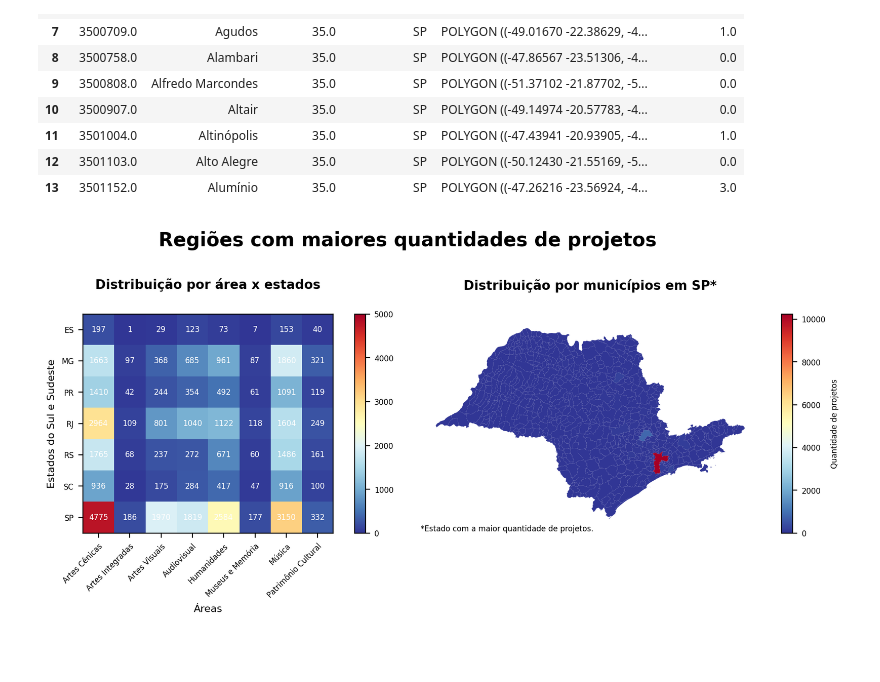
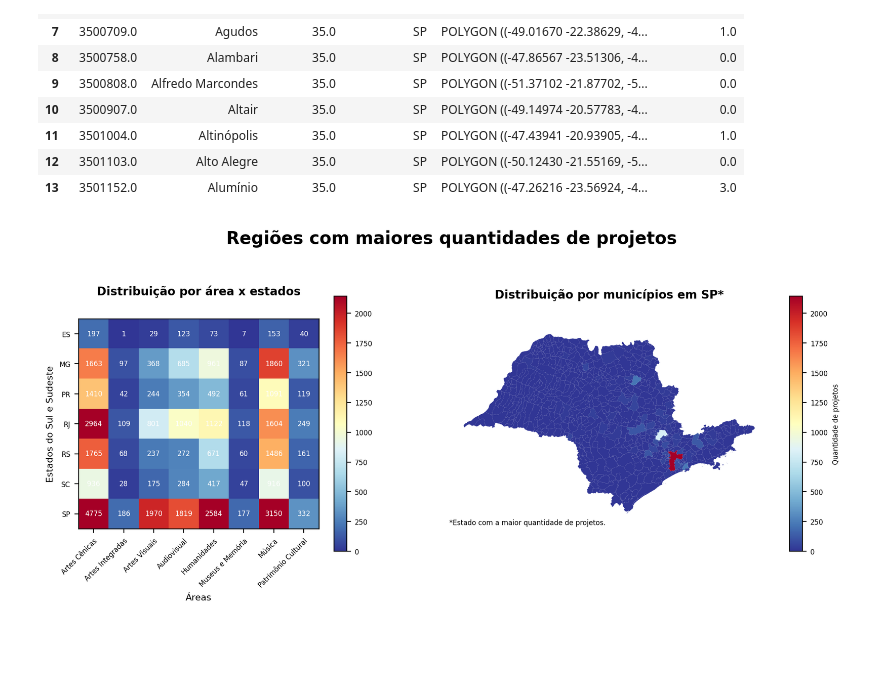
Before and after one commit to lorenaaxbastos/santander-coders-projects, a Jupyter notebook: Unit 2 - Programming Techniques I (PY)/Projeto EDA - Análise do Dataset da Lei Rouanet.ipynb, the cells around one changed output. Saved outputs shown, nothing was run; the diff lists cells and outputs as text; code cells hidden in the pictures.

```diff
--- a/Unit 2 - Programming Techniques I (PY)/Projeto EDA - Análise do Dataset da Lei Rouanet.ipynb
+++ b/Unit 2 - Programming Techniques I (PY)/Projeto EDA - Análise do Dataset da Lei Rouanet.ipynb
@@ -385,12 +387,12 @@ cores = ["#A50026", "#EE613D", "#FA9857", "#FDD081",
          "#AEDAE9", "#679DC9", "#3E60A9", "#2D3172"]
 separacao_fatia = (0.1, 0, 0, 0, 0, 0, 0, 0)
 
-fig, (ax1, ax2) = plt.subplots(nrows=1, ncols=2, figsize=(10, 4), dpi=200)
+fig, (ax1, ax2) = plt.subplots(nrows=1, ncols=2, figsize=(13, 4), dpi=200)
 
 ax1.pie(
     distribuicao_areas_brasil.values.flatten(),
     labels=distribuicao_areas_brasil.index,
-    autopct='%1.1f%%',
+    autopct="%1.1f%%",
     pctdistance=0.75,
     counterclock=False,
     colors=cores,
@@ -401,7 +403,7 @@ heatmap = ax2.imshow(
     areas_por_regiao.values,
     cmap="RdYlBu_r",
     vmin=0,
-    vmax=5000
+    vmax=media_sudeste
 )
 
 plt.setp(
@@ -420,11 +422,11 @@ for i in range(len(areas_por_regiao.index)):
             areas_por_regiao.iloc[i, j],
             ha="center",
             va="center",
-            color="#fff"
+            color="#FFF"
         )
 
 pos = ax2.get_position()
-ax2.set_position([pos.x0, pos.y0-0.13, pos.width, pos.height])
+ax2.set_position([pos.x0, pos.y0 + 0.05, pos.width, pos.height])
 
 ax2.set_xticks(np.arange(len(areas_por_regiao.columns)), labels=areas_por_regiao.columns)
 ax2.set_yticks(np.arange(len(areas_por_regiao.index)), labels=areas_por_regiao.index)
@@ -432,11 +434,10 @@ ax2.set_yticks(np.arange(len(areas_por_regiao.index)), labels=areas_por_regiao.i
 ax2.set_xlabel("Áreas", fontsize=8)
 ax2.set_ylabel("Regiões do Brasil", fontsize=8)
 
-fig.suptitle('Segmentação geral por área', fontsize=15, fontweight=1000, y=1.02)
-ax1.set_title('Distribuição por áreas', fontsize=10, fontweight=600)
-ax2.set_title('Distribuição por área x região', fontsize=10, fontweight=600, y=1.08)
+fig.suptitle("Segmentação geral por área", fontsize=15, fontweight=1000, y=1.05)
+ax1.set_title("Distribuição por áreas", fontsize=10, fontweight=600)
+ax2.set_title("Distribuição por área x região", fontsize=10, fontweight=600, y=1.08)
 
-plt.tight_layout()
 plt.savefig(path.abspath("charts/projetos_por_area01.png"), bbox_inches="tight")
 plt.show()
 # %% [output]
@@ -467,6 +468,8 @@ mapa_sp_qtd_projetos_por_cidade[filtro_indices_cidades_sp_com_projetos] = qtd_pr
 if "qtd_projetos" not in mapa_sp.columns:
     mapa_sp = pd.concat([mapa_sp, mapa_sp_qtd_projetos_por_cidade], axis=1)
 
+media_sp = areas_no_sul_sudeste.sum(axis=1)["SP"] / len(areas_no_sul_sudeste.index)
+
 display(areas_no_sul_sudeste, mapa_sp.head(10))
 # %% [output]
 | area | Artes Cênicas | Artes Integradas | Artes Visuais | Audiovisual | Humanidades | Museus e Memória | Música | ... |
@@ -495,13 +498,13 @@ cores = ["#A50026", "#EE613D", "#FA9857", "#FDD081",
          "#AEDAE9", "#679DC9", "#3E60A9", "#2D3172"]
 separacao_fatia = (0.1, 0, 0, 0, 0, 0, 0, 0)
 
-fig, (ax1, ax2) = plt.subplots(nrows=1, ncols=2, figsize=(10, 4), dpi=200)
+fig, (ax1, ax2) = plt.subplots(nrows=1, ncols=2, figsize=(12, 4), dpi=200, gridspec_kw={"width_ratios": [3, 4]})
 
 heatmap = ax1.imshow(
     areas_no_sul_sudeste.values,
     cmap="RdYlBu_r",
     vmin=0,
-    vmax=5000
+    vmax=media_sp
 )
 
 plt.setp(
@@ -522,47 +525,43 @@ for i in range(len(areas_no_sul_sudeste.index)):
             va="center",
             color="#fff"
         )
 
 mapa_sp.plot(
     column="qtd_projetos",
     cmap="RdYlBu_r",
     legend=True,
     legend_kwds={
         "label": "Quantidade de projetos",
         "orientation": "vertical",
     },
     ax=ax2,
+    vmax=media_sp
 )
 
 ax2.axis("off")
-
-pos = ax1.get_position()
-ax1.set_position([pos.x0, pos.y0-0.13, pos.width, pos.height])
 
 ax1.set_xticks(np.arange(len(areas_no_sul_sudeste.columns)), labels=areas_no_sul_sudeste.columns)
 ax1.set_yticks(np.arange(len(areas_no_sul_sudeste.index)), labels=areas_no_sul_sudeste.index)
 
 ax1.set_xlabel("Áreas", fontsize=8)
 ax1.set_ylabel("Estados do Sul e Sudeste", fontsize=8)
 
-fig.suptitle('Regiões com maiores quantidades de projetos', fontsize=15, fontweight=1000, y=1.12)
-ax1.set_title('Distribuição por área x estados', fontsize=10, fontweight=600, y=1.08)
-ax2.set_title('Distribuição por municípios em SP*', fontsize=10, fontweight=600, y=1.1)
+fig.suptitle("Regiões com maiores quantidades de projetos", fontsize=15, fontweight=1000, y=1.08)
+ax1.set_title("Distribuição por área x estados", fontsize=10, fontweight=600, y=1.08)
+ax2.set_title("Distribuição por municípios em SP*", fontsize=10, fontweight=600, y=1.1)
 
 ax2.annotate(
-    '*Estado com a maior quantidade de projetos.',
-     xy = (0, 0),
-     xycoords='axes fraction',
-     ha='left',
-     va="center",
+    "*Estado com a maior quantidade de projetos.",
+    xy = (0, 0),
+    xycoords="axes fraction",
+    ha="left",
+    va="center",
 )
 
-
-plt.tight_layout()
 plt.savefig(path.abspath("charts/projetos_por_area02.png"), bbox_inches="tight")
 plt.show()
 # %% [output]
-[figure, old version]
+[figure, new version]
 # %% [markdown]
 #####
 # %% [markdown]
```
Also changed, not shown: parts of 13 cells of this notebook.
